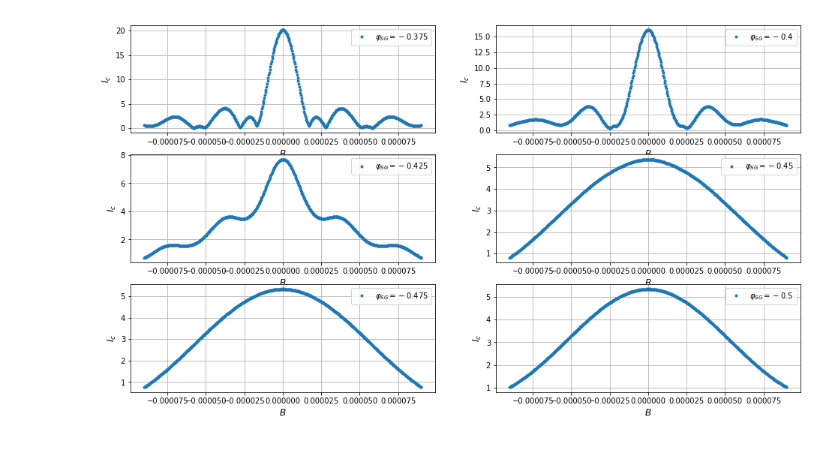
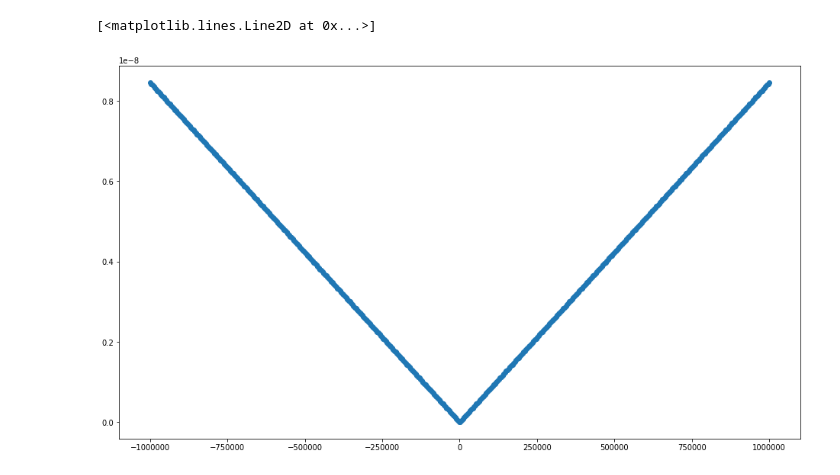
Before and after one commit to NeroCorleone/thesis, a Jupyter notebook: code/fourier-plots.ipynb, the cells around one changed output. Saved outputs shown, nothing was run; the diff lists cells and outputs as text; code cells hidden in the pictures.

Commit message:
changed fourier transform

```diff
--- a/code/fourier-plots.ipynb
+++ b/code/fourier-plots.ipynb
@@ -48,19 +21,24 @@ def read_imag_values(file):
 # %%
 def transform_to_density(B, Ic, x_values):
     phi0 = 2.067e-15 #in T*m**2
-    L = 1.0e-6 #in m,total length, including London
-    omega = 2 * np.pi * L / phi0
+    L = 1e-6
+    W = 1.8e-6 #in m
+
+    omega = (2 * np.pi * L)
+    #omega = (2 * np.pi) /  W
+
     dB = B[1] - B[0]
+    real, imag = Ic
+
     Jx_values = []
     for x in x_values:
-        #print(x)
         Jx_real = 0
         Jx_imag = 0
         for k, b in enumerate(B):
-            Ic_real = Ic[k] #Fourier coefficient
-            #Ic_imag = ?
-            Jx_real += Ic_real * np.cos(omega * b * x) * dB #ignoring imaginary part
-            Jx_imag += - Ic_real * np.sin(omega * b * x) * dB
+            Ic_real = real[k] #Fourier coefficient
+            Ic_imag = imag[k]
+            Jx_real += (Ic_real * np.cos(omega * b * x) - Ic_imag * np.sin(omega * b * x)) * dB
+            Jx_imag += (Ic_imag * np.cos(omega * b * x) + Ic_real * np.sin(omega * b * x)) * dB
         Jx_abs = np.sqrt(Jx_real**2 + Jx_imag**2)
         Jx_values.append(Jx_abs)
     return(Jx_values)
@@ -163,17 +62,11 @@ for i, label in enumerate(('a', 'b', 'c', 'd', 'e', 'f',)):
-# %%
-fig = plt.figure(figsize=(16, 9))
-for i, label in enumerate(('a', 'b', 'c', 'd', 'e', 'f',)):
-    offset = 6
-    n = 321 + i
-    ax = fig.add_subplot(n)
-    files = get_dirs_list(directory)
-    current_values = readValues(files[i + offset ][1])
-    ax.plot(mag_field, current_values, linestyle='None',
-             marker='.', label=r'$\varphi_{{SG}} = {0}$'.format(files[i + offset][0]))
-    ax.grid()
-    ax.legend(loc=1)
-    ax.set_xlabel(r'$B$', fontsize=12)
-    ax.set_ylabel(r'$I_c$', fontsize=12)
-    ax.ticklabel_format(style='sci')
-# %% [output]
-[figure, removed]
+# %%
+maxB = 9e-05
+magnetic_field = np.linspace(-maxB, maxB, 500)
+max_x =
+x = np.linspace(-max_x, max_x, 500)
+fig, ax = plt.subplots(figsize=(16, 9))
+density = transform_to_density(B=magnetic_field, Ic=(values[1], values[2]), x_values=x)
+ax.plot(x, density, linestyle='none', marker='o')
+# %% [output]
+[<matplotlib.lines.Line2D at 0x...>]
+[figure, added]
```
Also changed, not shown: parts of 24 cells of this notebook, 2 other files.
